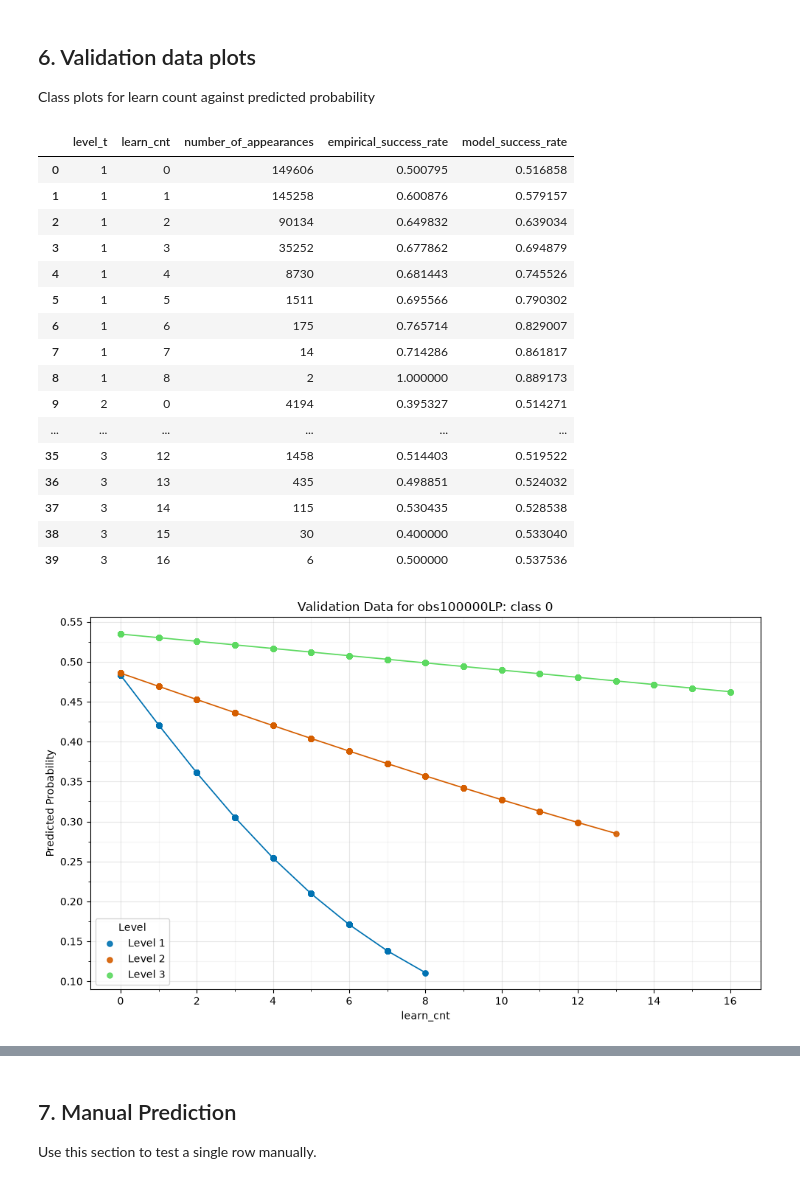
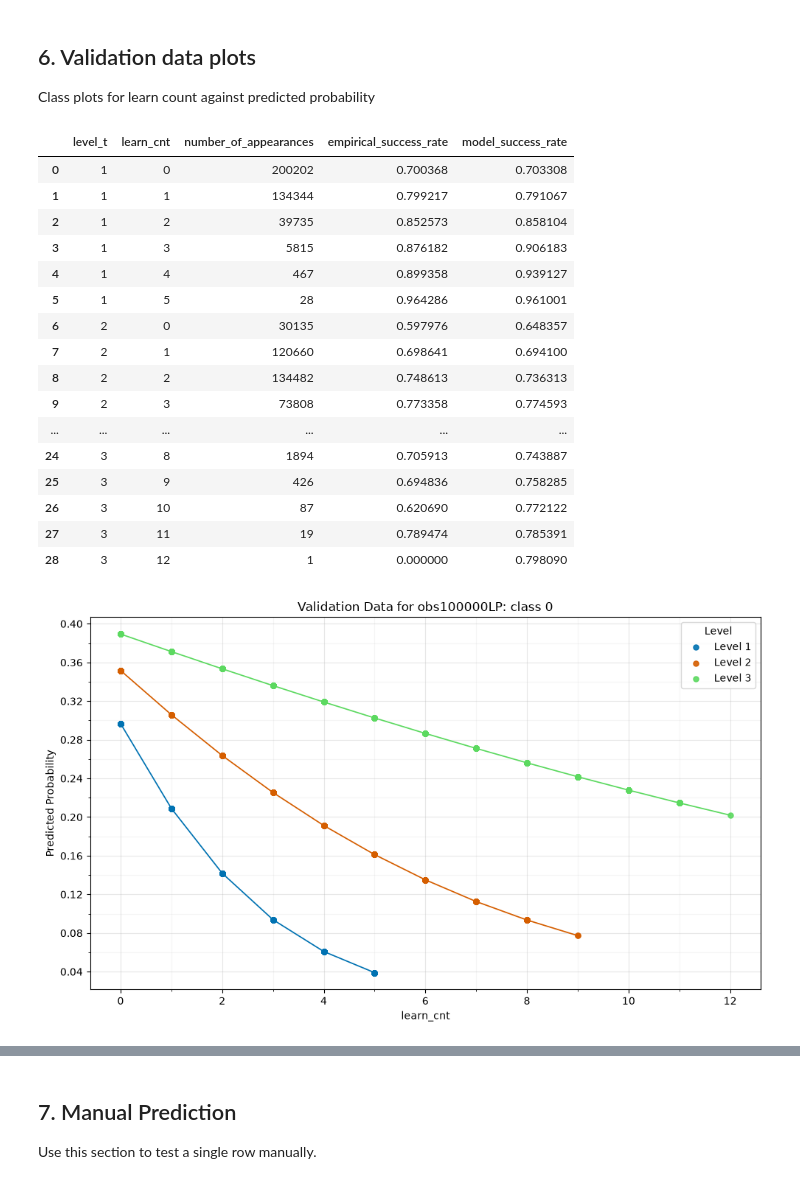
Before and after one commit to andrewvalletta/DissertationRepo, a Jupyter notebook: python/simple_logistic_regression.ipynb, the cells around one changed output, grey strips where cells are left out. Cells and saved outputs as stored; diff of their text form; code cells hidden in the pictures.

Commit message:
Results - Moderate Capped 1000

```diff
--- a/python/simple_logistic_regression.ipynb
+++ b/python/simple_logistic_regression.ipynb
@@ -405,7 +416,7 @@ weighted avg       0.42      0.65      0.51     12125
 
 Class plots for learn count against predicted probability
 # %%
-validation_result = training_results["obs100000LP"]
+validation_result = training_results["obs100000MP"]
 
 validation_data = validation_result["X_test"].copy()
 validation_data["a_t"] = validation_result["y_test"].to_numpy()
@@ -464,46 +475,46 @@ def plot_validation_class(probability_column: str, title: str) -> None:
             label=f'Level {level}',
             zorder=3,
         )
         axis.plot(
             level_frame['learn_cnt'],
             level_frame[probability_column],
             color=colours[level],
             linestyle='-',
             linewidth=1.25,
             zorder=2,
         )
 
     axis.set_xlabel('learn_cnt')
     axis.set_ylabel('Predicted Probability')
     axis.set_title(title)
     axis.xaxis.set_major_locator(MaxNLocator(nbins=12, integer=True))
     axis.xaxis.set_minor_locator(AutoMinorLocator(2))
     axis.yaxis.set_major_locator(MaxNLocator(nbins=10))
     axis.yaxis.set_minor_locator(AutoMinorLocator(2))
     axis.grid(True, which='major', alpha=0.3)
     axis.grid(True, which='minor', alpha=0.12)
     axis.legend(title='Level')
     plt.tight_layout()
     plt.show()
 
 for probability_column, title in class_columns:
     plot_validation_class(probability_column, title)
 # %% [output]
 |  | level_t | learn_cnt | number_of_appearances | empirical_success_rate | model_success_rate |
-| 0 | 1 | 0 | 149606 | 0.500795 | 0.516858 |
-| 1 | 1 | 1 | 145258 | 0.600876 | 0.579157 |
-| 2 | 1 | 2 | 90134 | 0.649832 | 0.639034 |
-| 3 | 1 | 3 | 35252 | 0.677862 | 0.694879 |
-| 4 | 1 | 4 | 8730 | 0.681443 | 0.745526 |
-| 5 | 1 | 5 | 1511 | 0.695566 | 0.790302 |
-| 6 | 1 | 6 | 175 | 0.765714 | 0.829007 |
-| 7 | 1 | 7 | 14 | 0.714286 | 0.861817 |
-| 8 | 1 | 8 | 2 | 1.000000 | 0.889173 |
-| 9 | 2 | 0 | 4194 | 0.395327 | 0.514271 |
+| 0 | 1 | 0 | 200202 | 0.700368 | 0.703308 |
+| 1 | 1 | 1 | 134344 | 0.799217 | 0.791067 |
+| 2 | 1 | 2 | 39735 | 0.852573 | 0.858104 |
+| 3 | 1 | 3 | 5815 | 0.876182 | 0.906183 |
+| 4 | 1 | 4 | 467 | 0.899358 | 0.939127 |
+| 5 | 1 | 5 | 28 | 0.964286 | 0.961001 |
+| 6 | 2 | 0 | 30135 | 0.597976 | 0.648357 |
+| 7 | 2 | 1 | 120660 | 0.698641 | 0.694100 |
+| 8 | 2 | 2 | 134482 | 0.748613 | 0.736313 |
+| 9 | 2 | 3 | 73808 | 0.773358 | 0.774593 |
 | ... | ... | ... | ... | ... | ... |
-| 35 | 3 | 12 | 1458 | 0.514403 | 0.519522 |
-| 36 | 3 | 13 | 435 | 0.498851 | 0.524032 |
-| 37 | 3 | 14 | 115 | 0.530435 | 0.528538 |
-| 38 | 3 | 15 | 30 | 0.400000 | 0.533040 |
-| 39 | 3 | 16 | 6 | 0.500000 | 0.537536 |
+| 24 | 3 | 8 | 1894 | 0.705913 | 0.743887 |
+| 25 | 3 | 9 | 426 | 0.694836 | 0.758285 |
+| 26 | 3 | 10 | 87 | 0.620690 | 0.772122 |
+| 27 | 3 | 11 | 19 | 0.789474 | 0.785391 |
+| 28 | 3 | 12 | 1 | 0.000000 | 0.798090 |
-[figure, old version]
+[figure, new version]
```
Also changed, not shown: parts of 5 cells of this notebook, 4 other files.
